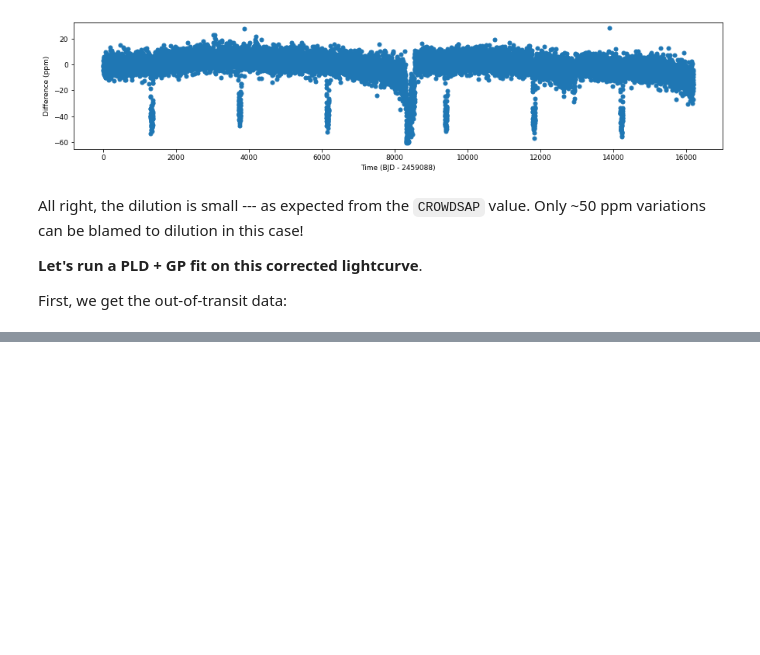
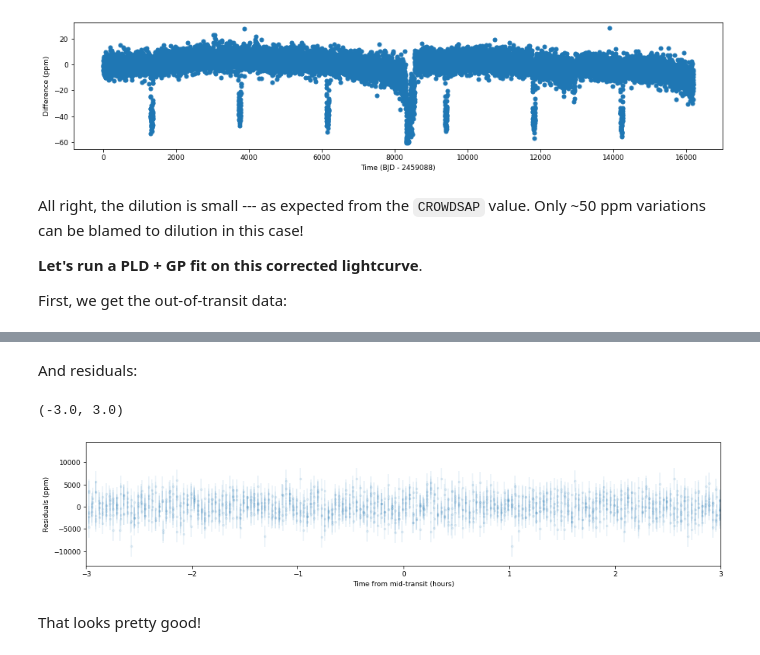
Before and after one commit to nespinoza/PLD-TESS, a Jupyter notebook: How to PLD with TESS, pt II --- PLD accounting for dilution.ipynb, the cells around one changed output, grey strips where cells are left out. Saved outputs shown, nothing was run; the diff lists cells and outputs as text; code cells hidden in the pictures; blank space fills up the shorter version.

```diff
--- a/How to PLD with TESS, pt II --- PLD accounting for dilution.ipynb
+++ b/How to PLD with TESS, pt II --- PLD accounting for dilution.ipynb
@@ -663,0 +704,14 @@ Very consistent with the previous fit, as expected!
+# %% [markdown]
+And residuals:
+# %%
+plt.figure(figsize=(15,3))
+plt.errorbar(phases * 3.3610846248*24, (f_it - model) * 1e6, new_errors * 1e6, fmt = '.', alpha = 0.1)
+
+plt.xlabel('Time from mid-transit (hours)')
+plt.ylabel('Residuals (ppm)')
+plt.xlim(-3,3)
+# %% [output]
+(-3.0, 3.0)
+[figure, added]
+# %% [markdown]
+That looks pretty good!
```
Also changed, not shown: parts of 78 cells of this notebook.
